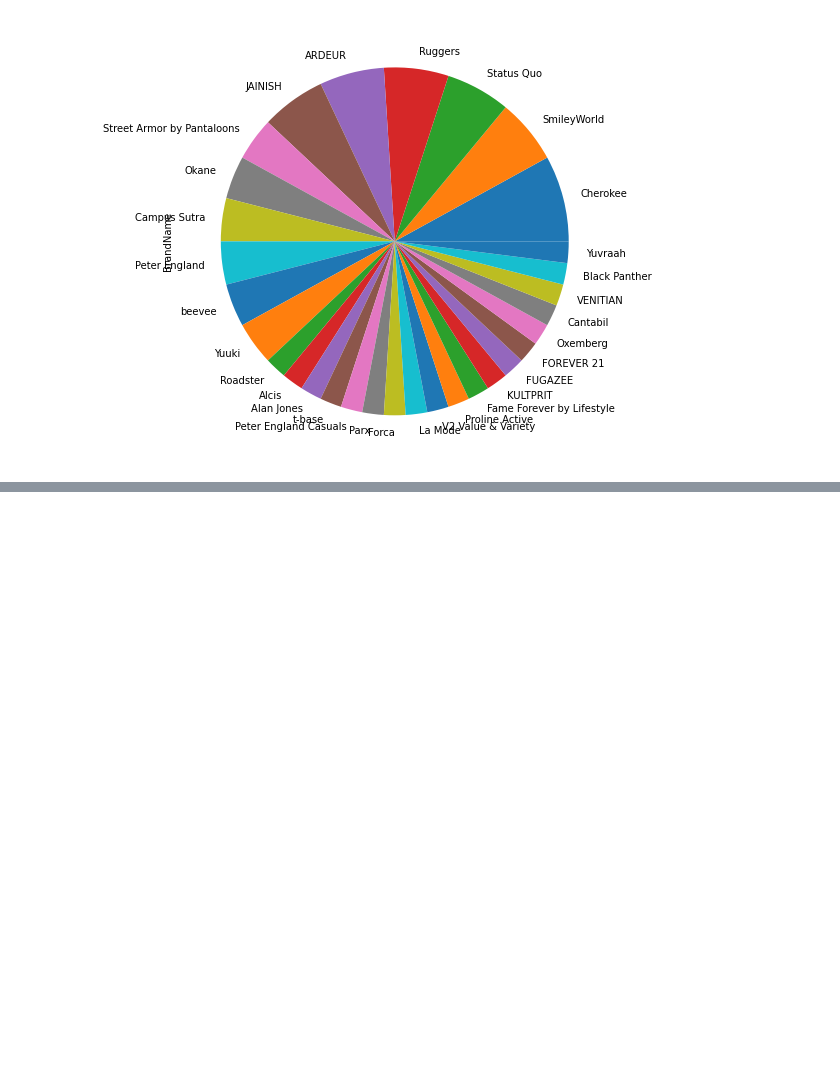
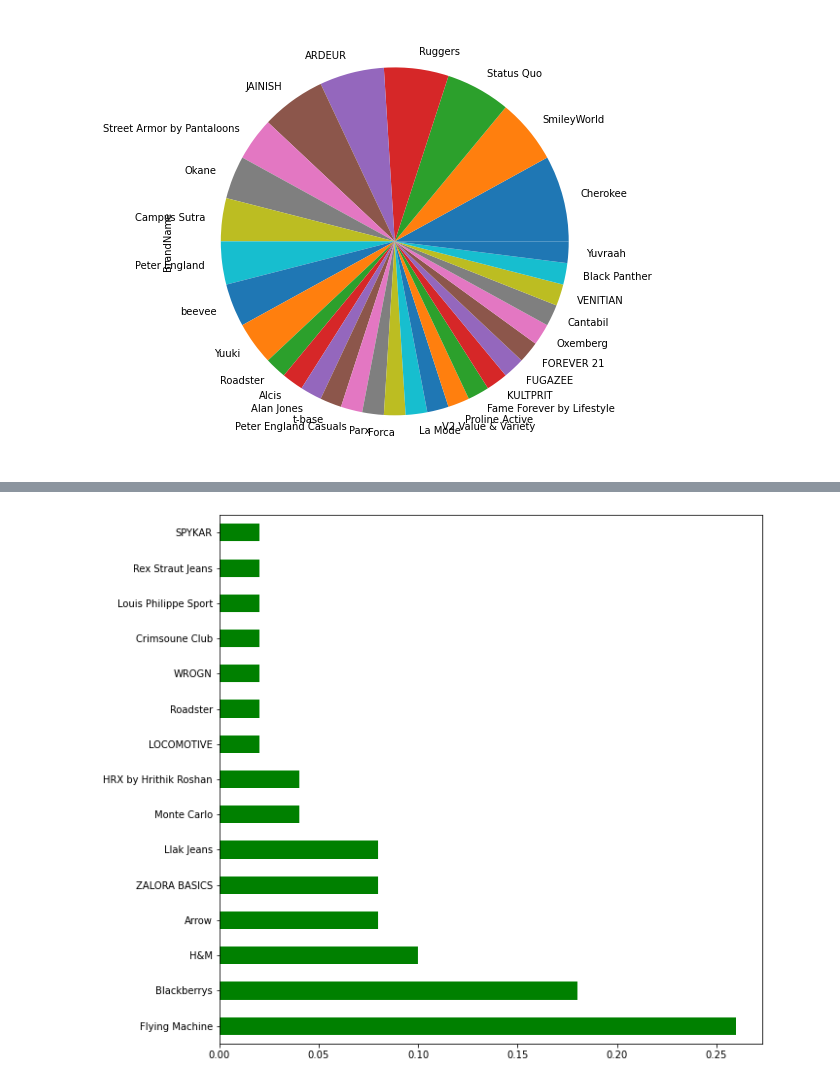
Before and after one commit to Jahanwi07/Myntra-Online-Shopping, a Jupyter notebook: EDA _PROJECT.ipynb, the cells around one changed output, grey strips where cells are left out. Saved outputs shown, nothing was run; the diff lists cells and outputs as text; code cells hidden in the pictures; blank space fills up the shorter version.

```diff
--- a/EDA _PROJECT.ipynb
+++ b/EDA _PROJECT.ipynb
@@ -649,0 +681,2 @@ INSIGHT2.value_counts().plot.pie()
+# %%
+INSIGHT3=data1[data1['Ratings'] >= 4].sort_values('Category')['BrandName'].head(50)
@@ -649,0 +703,6 @@ INSIGHT2.value_counts().plot.pie()
+# %%
+plt.figure(figsize=(10,10))
+INSIGHT3.value_counts(normalize=True).plot.barh(color=["Green"])
+plt.show()
+# %% [output]
+[figure, added]
```
Also changed, not shown: parts of 47 cells of this notebook.
